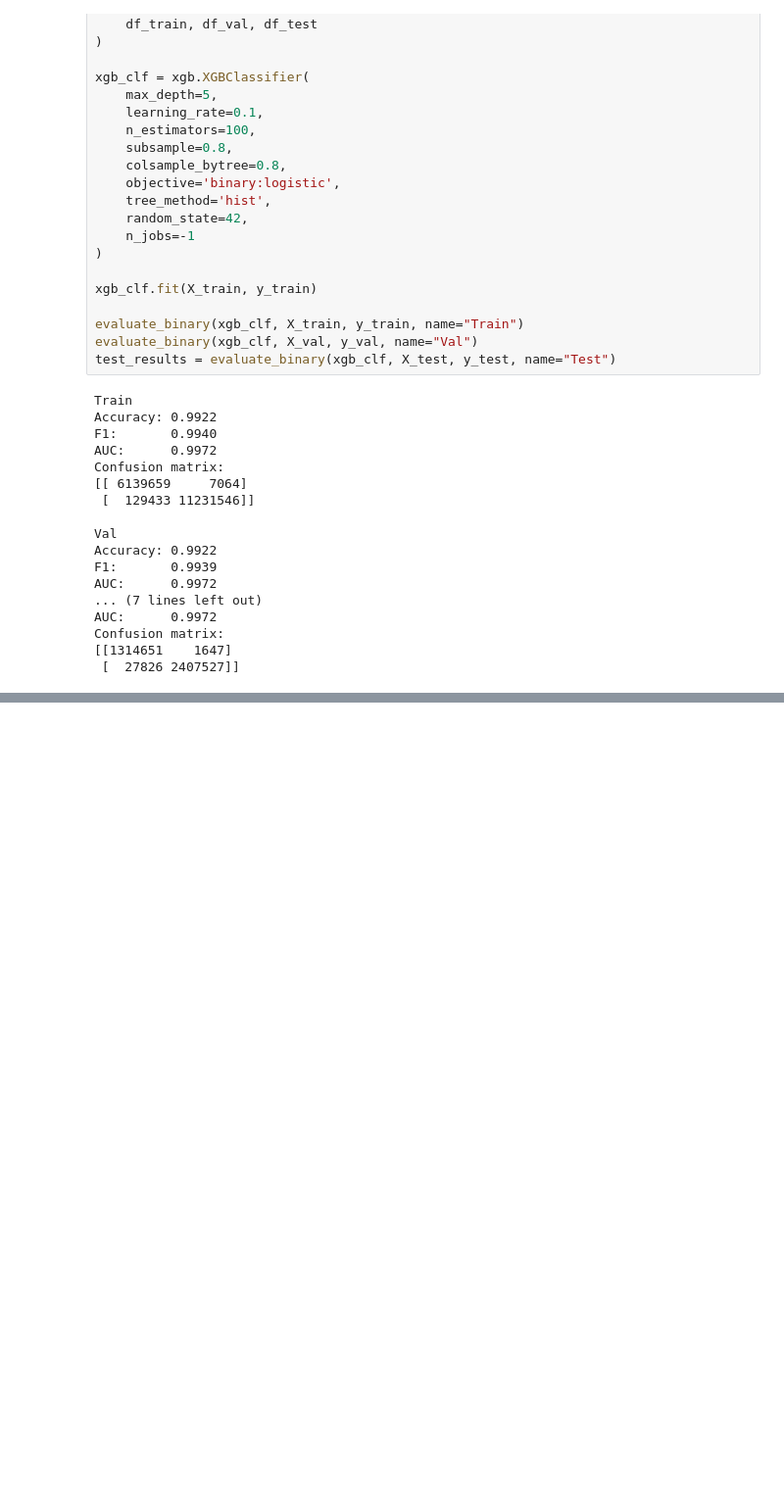
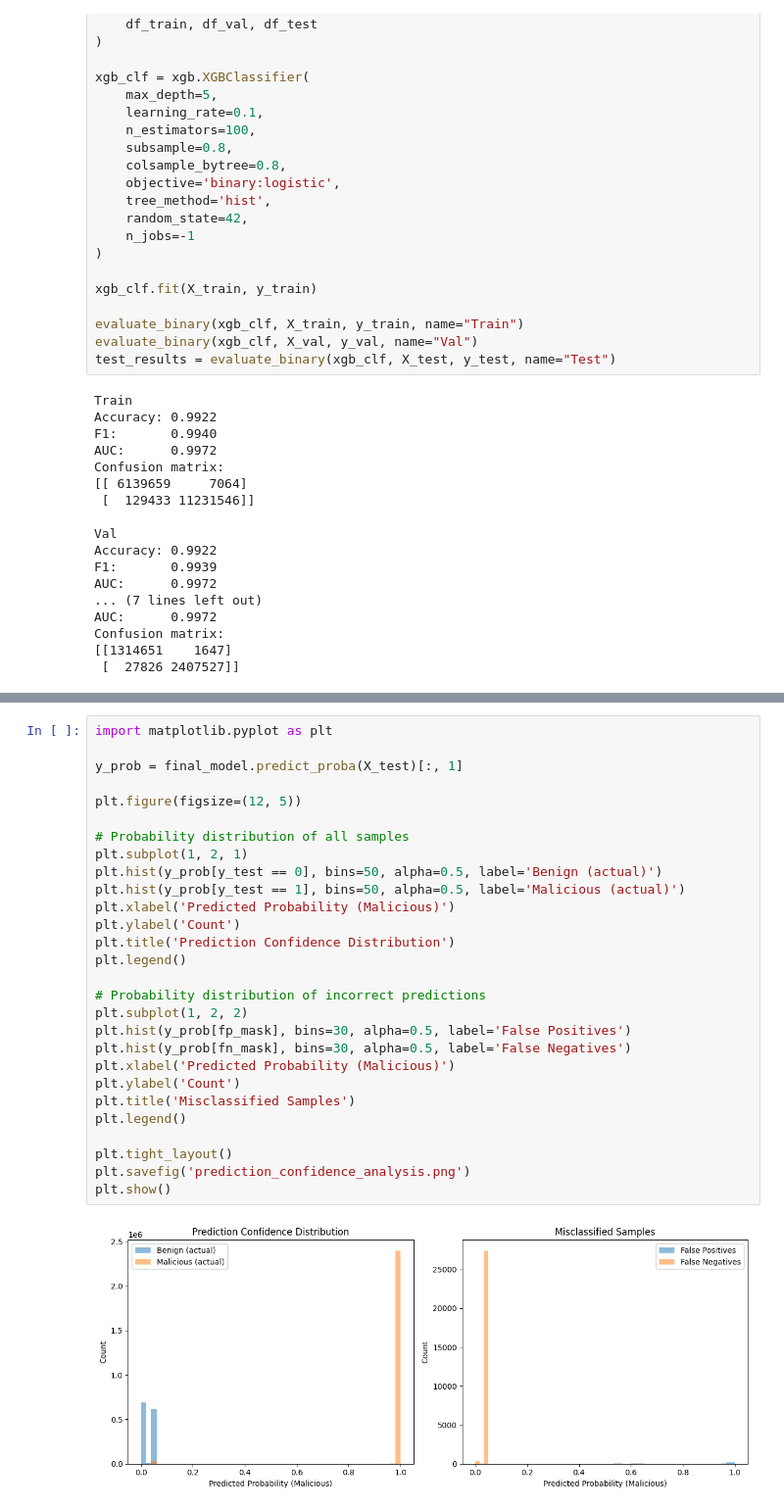
Before and after one commit to cwswilki/STAT-841-cr-an-di, a Jupyter notebook: XGBoost.ipynb, the cells around one changed output, grey strips where cells are left out. Shown: that part at 98% size. Cells and saved outputs as stored; diff of their text form; blank space fills up the shorter version.

```diff
--- a/XGBoost.ipynb
+++ b/XGBoost.ipynb
@@ -468,0 +560,30 @@ KeyboardInterrupt:
+# %%
+import matplotlib.pyplot as plt
+
+y_prob = final_model.predict_proba(X_test)[:, 1]
+
+plt.figure(figsize=(12, 5))
+
+# Probability distribution of all samples
+plt.subplot(1, 2, 1)
+plt.hist(y_prob[y_test == 0], bins=50, alpha=0.5, label='Benign (actual)')
+plt.hist(y_prob[y_test == 1], bins=50, alpha=0.5, label='Malicious (actual)')
+plt.xlabel('Predicted Probability (Malicious)')
+plt.ylabel('Count')
+plt.title('Prediction Confidence Distribution')
+plt.legend()
+
+# Probability distribution of incorrect predictions
+plt.subplot(1, 2, 2)
+plt.hist(y_prob[fp_mask], bins=30, alpha=0.5, label='False Positives')
+plt.hist(y_prob[fn_mask], bins=30, alpha=0.5, label='False Negatives')
+plt.xlabel('Predicted Probability (Malicious)')
+plt.ylabel('Count')
+plt.title('Misclassified Samples')
+plt.legend()
+
+plt.tight_layout()
+plt.savefig('prediction_confidence_analysis.png')
+plt.show()
+# %% [output]
+[figure, added]
```
Also changed, not shown: parts of 10 cells of this notebook, 3 other files.
